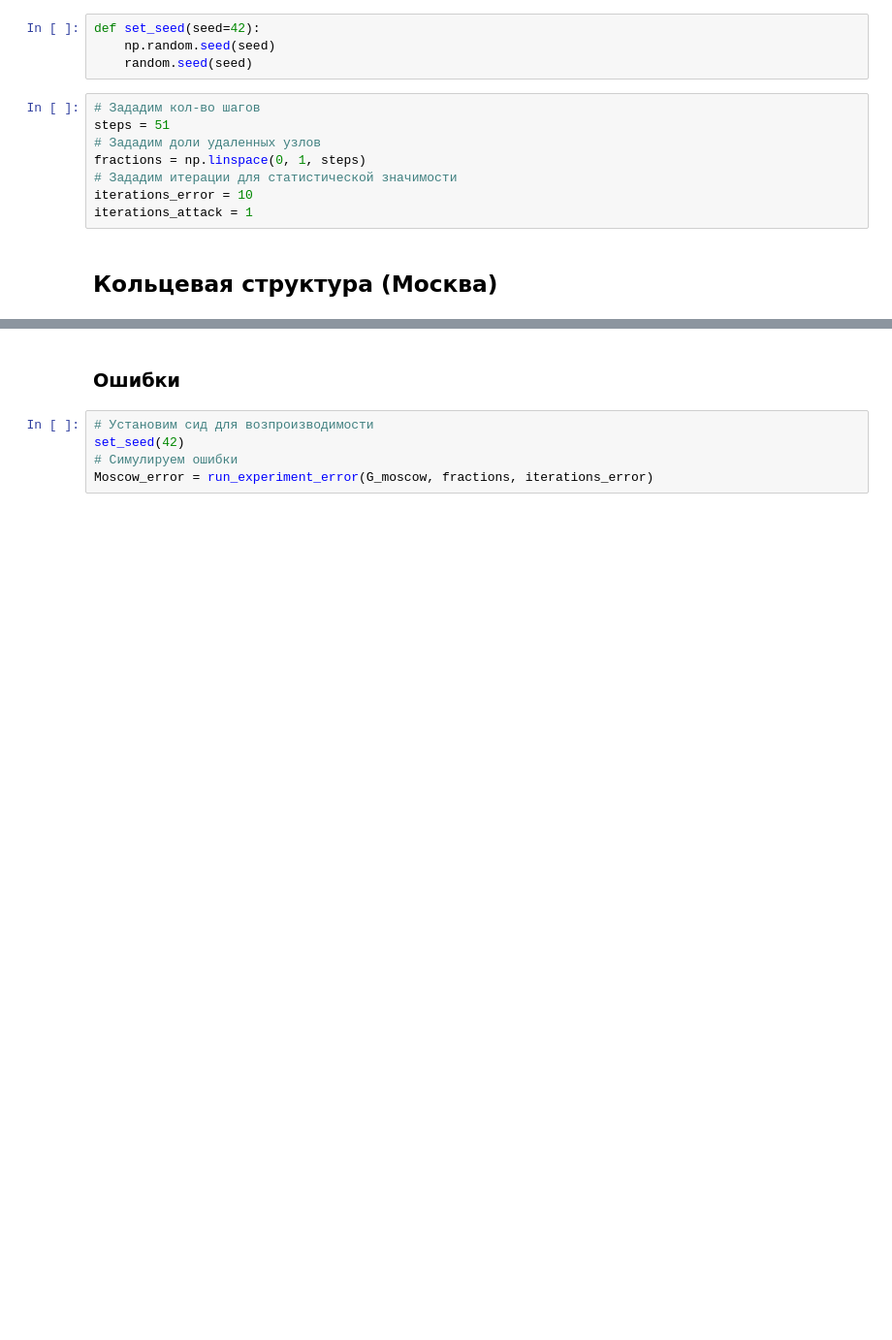
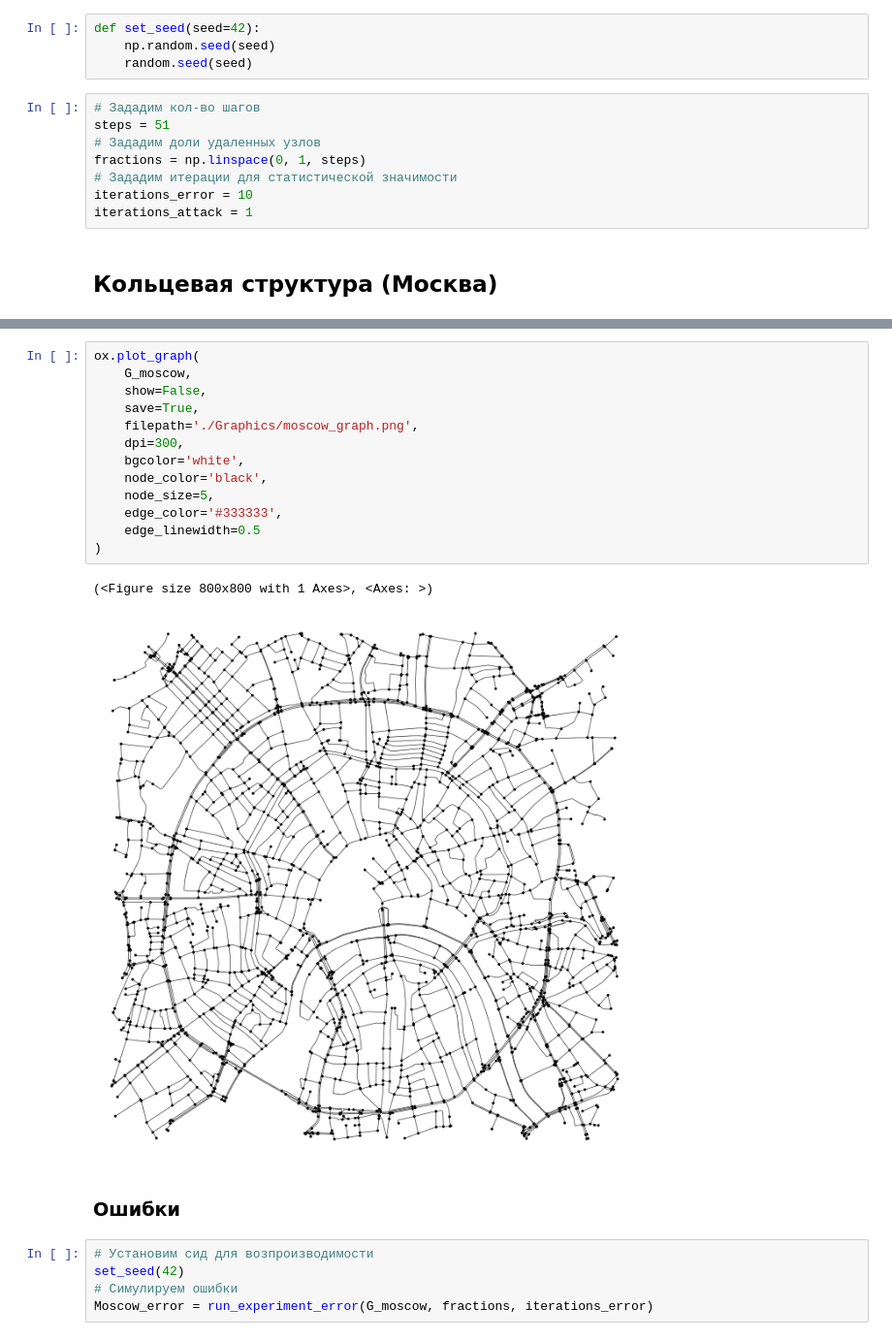
Before and after one commit to Zezezknight/percolation, a Jupyter notebook: Statistical analysis.ipynb, the cells around one changed output, grey strips where cells are left out. Shown at 97% size. Saved outputs shown, nothing was run; the diff lists cells and outputs as text; blank space fills up the shorter version.

Commit message:
feat(graphics): save graphs for all the cities and add extra stats

```diff
--- a/Statistical analysis.ipynb
+++ b/Statistical analysis.ipynb
@@ -202,3 +204,19 @@ print(f"Кол-во узлов: {len(G_moscow)}")
+# %%
+ox.plot_graph(
+    G_moscow,
+    show=False,
+    save=True,
+    filepath='./Graphics/moscow_graph.png',
+    dpi=300,
+    bgcolor='white',
+    node_color='black',
+    node_size=5,
+    edge_color='#333333',
+    edge_linewidth=0.5
+)
+# %% [output]
+(<Figure size 800x800 with 1 Axes>, <Axes: >)
+[figure, added]
 # %% [markdown]
 ### Ошибки
 # %%
```
Also changed, not shown: parts of 7 cells of this notebook, 4 other files.
